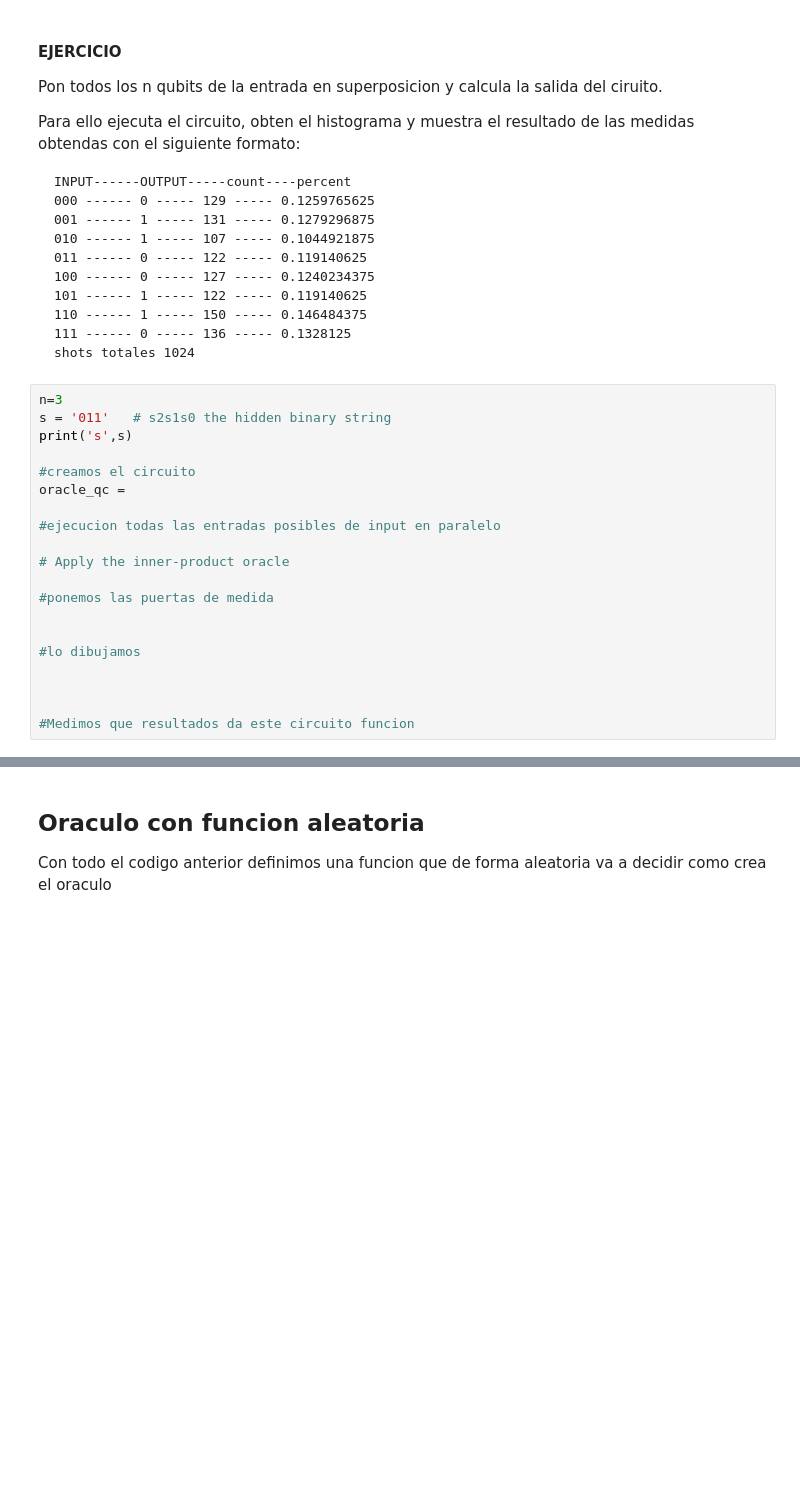
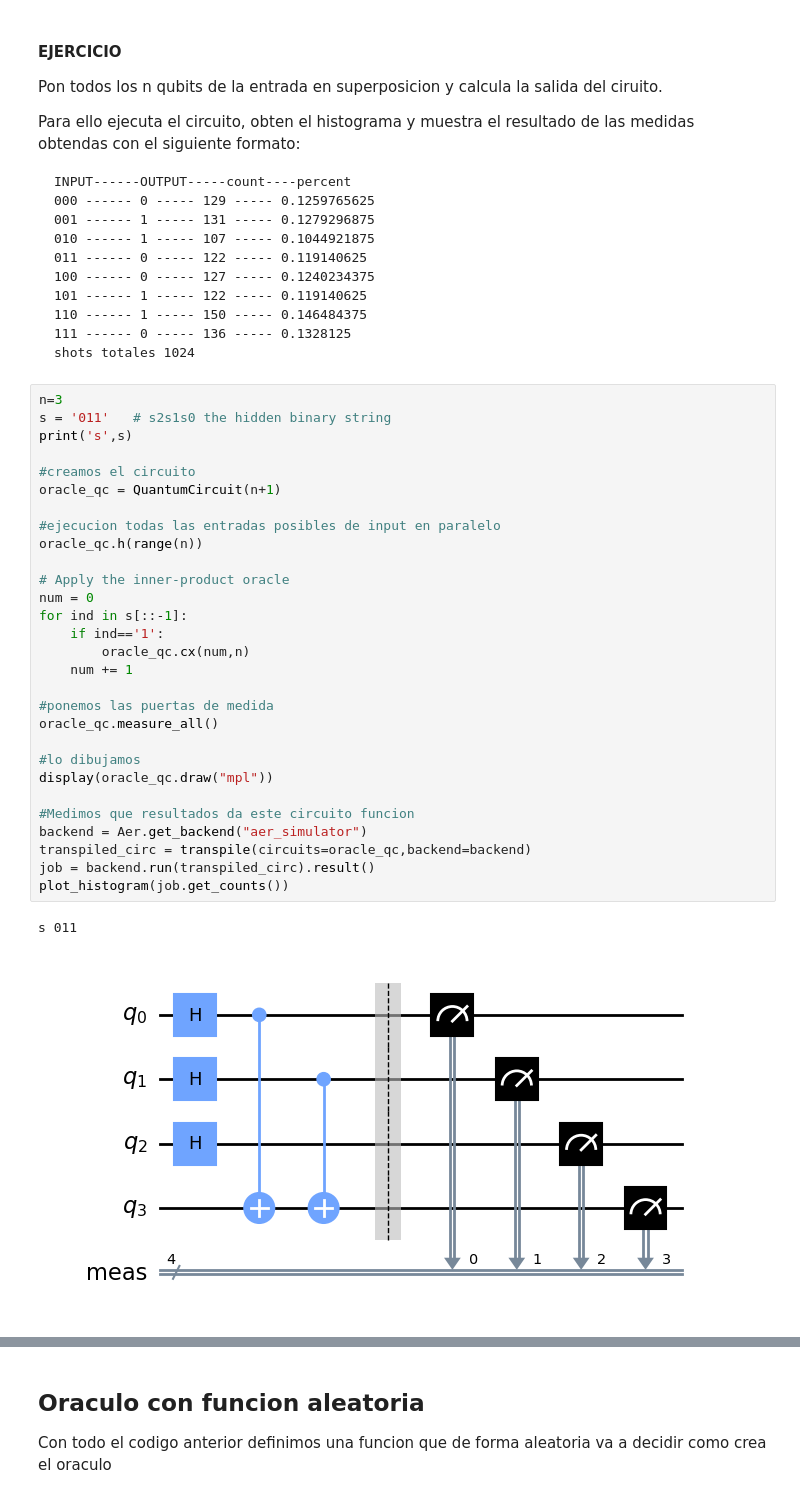
Before and after one commit to Mariomc10/AlgoritmosCuanticos, a Jupyter notebook: 07_Berstein-Vazirani.ipynb, the cells around one changed output, grey strips where cells are left out. Saved outputs shown, nothing was run; the diff lists cells and outputs as text; blank space fills up the shorter version.

```diff
--- a/07_Berstein-Vazirani.ipynb
+++ b/07_Berstein-Vazirani.ipynb
@@ -128,20 +128,32 @@ shots totales 1024
 # %%
 n=3
 s = '011'   # s2s1s0 the hidden binary string
 print('s',s)
 
 #creamos el circuito
-oracle_qc =
+oracle_qc = QuantumCircuit(n+1)
 
 #ejecucion todas las entradas posibles de input en paralelo
+oracle_qc.h(range(n))
 
 # Apply the inner-product oracle
+num = 0
+for ind in s[::-1]:
+    if ind=='1':
+        oracle_qc.cx(num,n)
+    num += 1
 
 #ponemos las puertas de medida
-
+oracle_qc.measure_all()
 
 #lo dibujamos
-
-
+display(oracle_qc.draw("mpl"))
 
 #Medimos que resultados da este circuito funcion
+backend = Aer.get_backend("aer_simulator")
+transpiled_circ = transpile(circuits=oracle_qc,backend=backend)
+job = backend.run(transpiled_circ).result()
+plot_histogram(job.get_counts())
+# %% [output]
+s 011
+[figure, added]
```
Also changed, not shown: parts of 11 cells of this notebook, 1 other file.
